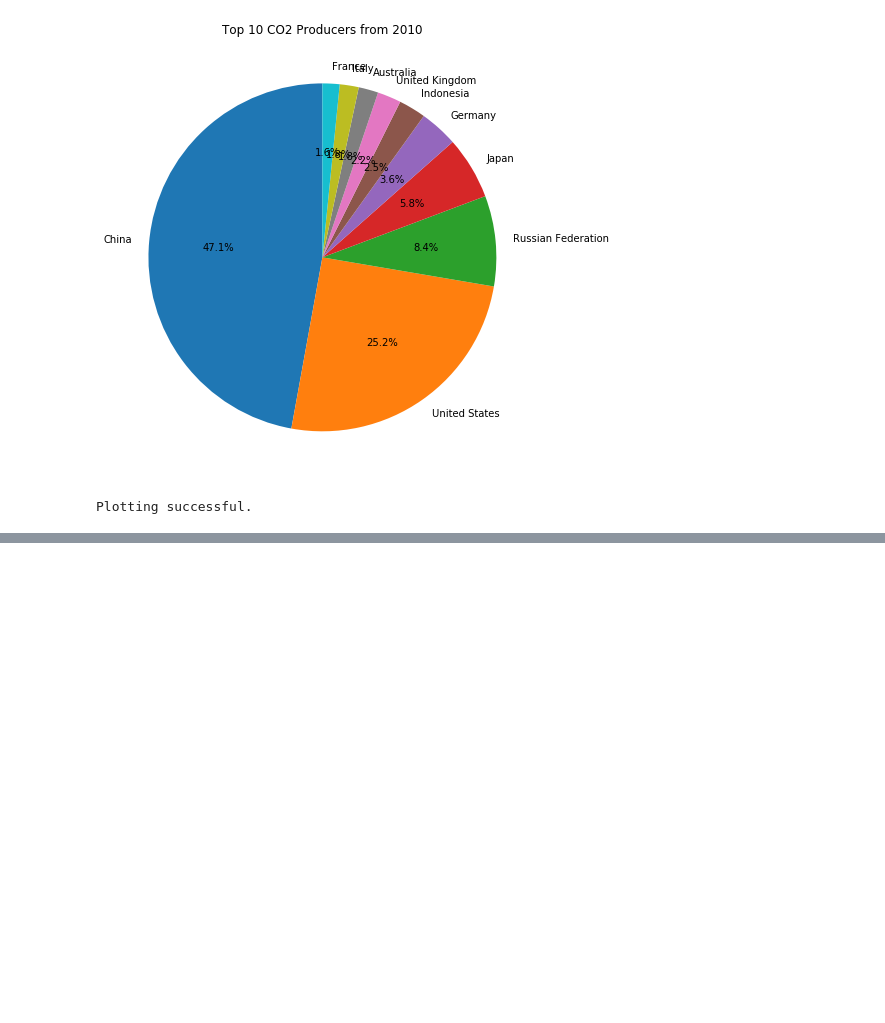
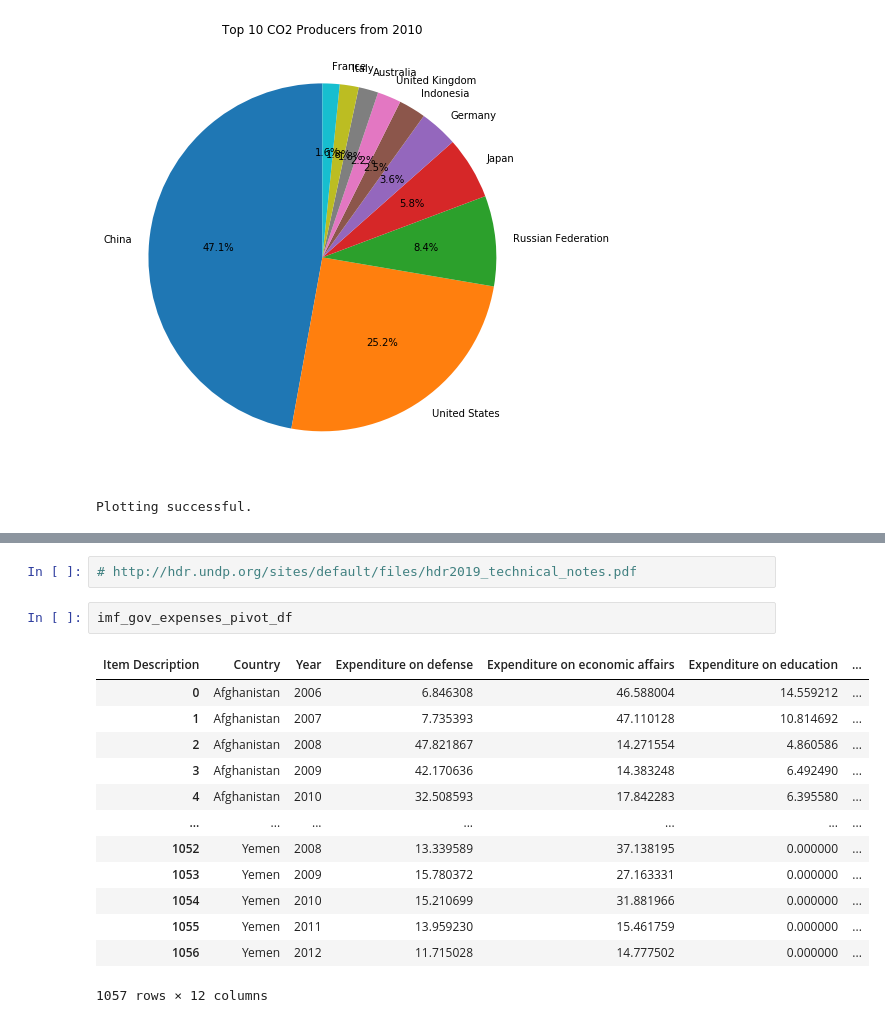
Before and after one commit to brettkfuller/govspending_project1_team5, a Jupyter notebook: project1_team5_mav.ipynb, the cells around one changed output, grey strips where cells are left out. Saved outputs shown, nothing was run; the diff lists cells and outputs as text; blank space fills up the shorter version.

```diff
--- a/project1_team5_mav.ipynb
+++ b/project1_team5_mav.ipynb
@@ -448,0 +487,18 @@ Plotting successful.
+# %%
+# http://hdr.undp.org/sites/default/files/hdr2019_technical_notes.pdf
+# %%
+imf_gov_expenses_pivot_df
+# %% [output]
+| Item Description | Country | Year | Expenditure on defense | Expenditure on economic affairs | Expenditure on education | ... |
+| 0 | Afghanistan | 2006 | 6.846308 | 46.588004 | 14.559212 | ... |
+| 1 | Afghanistan | 2007 | 7.735393 | 47.110128 | 10.814692 | ... |
+| 2 | Afghanistan | 2008 | 47.821867 | 14.271554 | 4.860586 | ... |
+| 3 | Afghanistan | 2009 | 42.170636 | 14.383248 | 6.492490 | ... |
+| 4 | Afghanistan | 2010 | 32.508593 | 17.842283 | 6.395580 | ... |
+| ... | ... | ... | ... | ... | ... | ... |
+| 1052 | Yemen | 2008 | 13.339589 | 37.138195 | 0.000000 | ... |
+| 1053 | Yemen | 2009 | 15.780372 | 27.163331 | 0.000000 | ... |
+| 1054 | Yemen | 2010 | 15.210699 | 31.881966 | 0.000000 | ... |
+| 1055 | Yemen | 2011 | 13.959230 | 15.461759 | 0.000000 | ... |
+| 1056 | Yemen | 2012 | 11.715028 | 14.777502 | 0.000000 | ... |
+1057 rows × 12 columns
```
Also changed, not shown: parts of 7 cells of this notebook, 1 other file.
